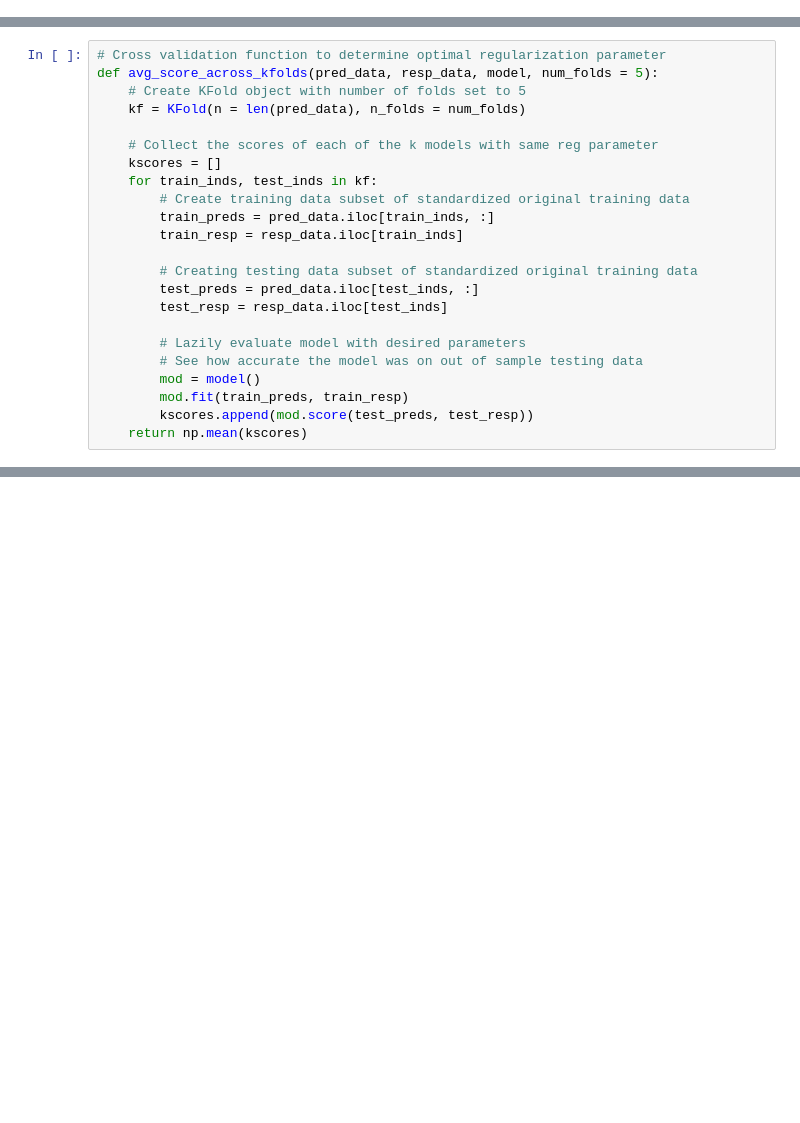
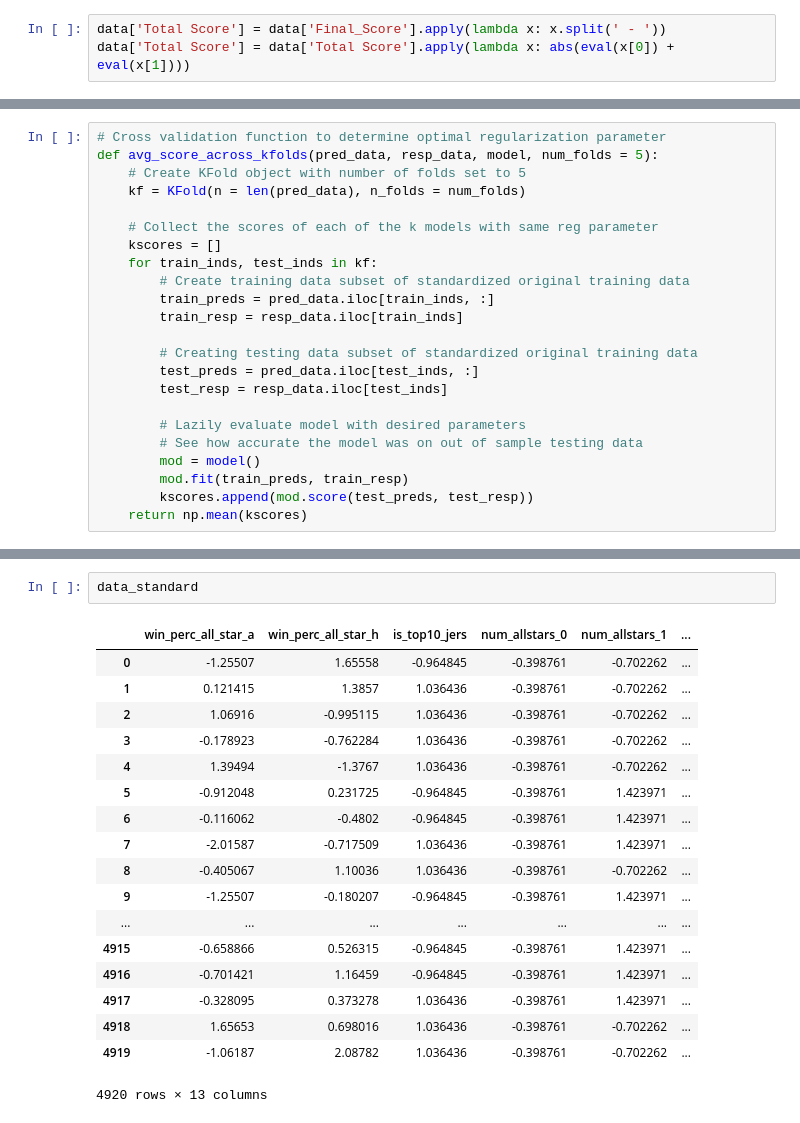
Before and after one commit to leohentschker/nbahack, a Jupyter notebook: data_clean.ipynb, the cells around one changed output, grey strips where cells are left out. Cells and saved outputs as stored; diff of their text form; blank space fills up the shorter version.

```diff
--- a/data_clean.ipynb
+++ b/data_clean.ipynb
@@ -410,3 +424,6 @@ data = rsn_updated.merge(new_gam, on = 'Game_id')[['num_allstars', 'win_perc_all
+# %%
+data['Total Score'] = data['Final_Score'].apply(lambda x: x.split(' - '))
+data['Total Score'] = data['Total Score'].apply(lambda x: abs(eval(x[0]) + eval(x[1])))
 # %%
 data['Final_Score'] = data['Final_Score'].apply(lambda x: x.split(' - '))
 data['Final_Score'] = data['Final_Score'].apply(lambda x: abs(eval(x[0]) - eval(x[1])))
@@ -472,0 +498,21 @@ plt.ylabel("Avergage CV accuracy across 5 Folds")
+# %%
+data_standard
+# %% [output]
+|  | win_perc_all_star_a | win_perc_all_star_h | is_top10_jers | num_allstars_0 | num_allstars_1 | ... |
+| 0 | -1.25507 | 1.65558 | -0.964845 | -0.398761 | -0.702262 | ... |
+| 1 | 0.121415 | 1.3857 | 1.036436 | -0.398761 | -0.702262 | ... |
+| 2 | 1.06916 | -0.995115 | 1.036436 | -0.398761 | -0.702262 | ... |
+| 3 | -0.178923 | -0.762284 | 1.036436 | -0.398761 | -0.702262 | ... |
+| 4 | 1.39494 | -1.3767 | 1.036436 | -0.398761 | -0.702262 | ... |
+| 5 | -0.912048 | 0.231725 | -0.964845 | -0.398761 | 1.423971 | ... |
+| 6 | -0.116062 | -0.4802 | -0.964845 | -0.398761 | 1.423971 | ... |
+| 7 | -2.01587 | -0.717509 | 1.036436 | -0.398761 | 1.423971 | ... |
+| 8 | -0.405067 | 1.10036 | 1.036436 | -0.398761 | -0.702262 | ... |
+| 9 | -1.25507 | -0.180207 | -0.964845 | -0.398761 | 1.423971 | ... |
+| ... | ... | ... | ... | ... | ... | ... |
+| 4915 | -0.658866 | 0.526315 | -0.964845 | -0.398761 | 1.423971 | ... |
+| 4916 | -0.701421 | 1.16459 | -0.964845 | -0.398761 | 1.423971 | ... |
+| 4917 | -0.328095 | 0.373278 | 1.036436 | -0.398761 | 1.423971 | ... |
+| 4918 | 1.65653 | 0.698016 | 1.036436 | -0.398761 | -0.702262 | ... |
+| 4919 | -1.06187 | 2.08782 | 1.036436 | -0.398761 | -0.702262 | ... |
+4920 rows × 13 columns
```
Also changed, not shown: parts of 14 cells of this notebook.
